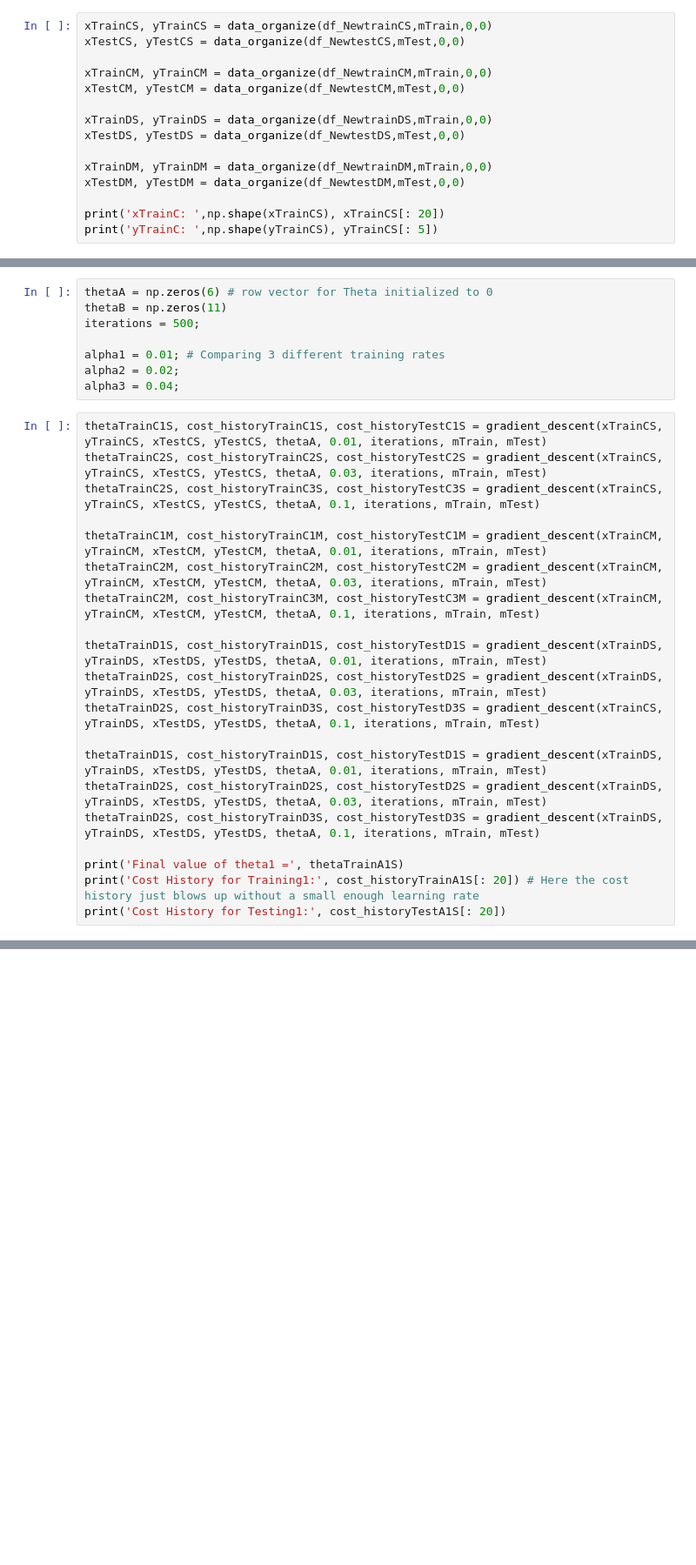
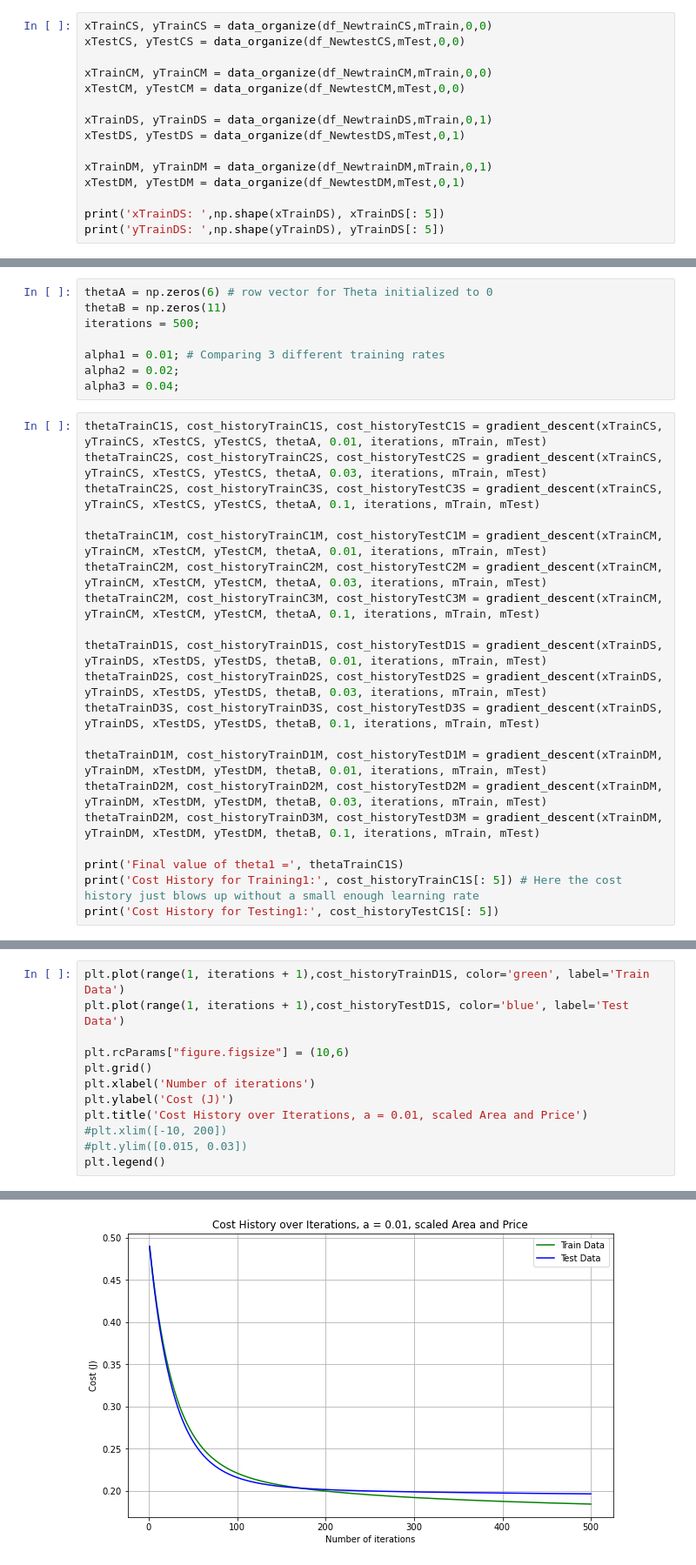
Before and after one commit to ccook93/ECGR-4105-Homeworks, a Jupyter notebook: HW1_Testing Code.ipynb, the cells around one changed output, grey strips where cells are left out. Shown at 87% size. Drawn from its saved outputs; the diff is of its cells as text; blank space fills up the shorter version.

```diff
--- a/HW1_Testing Code.ipynb
+++ b/HW1_Testing Code.ipynb
@@ -339,12 +340,12 @@ xTestCS, yTestCS = data_organize(df_NewtestCS,mTest,0,0)
 xTrainCM, yTrainCM = data_organize(df_NewtrainCM,mTrain,0,0)
 xTestCM, yTestCM = data_organize(df_NewtestCM,mTest,0,0)
 
-xTrainDS, yTrainDS = data_organize(df_NewtrainDS,mTrain,0,0)
-xTestDS, yTestDS = data_organize(df_NewtestDS,mTest,0,0)
+xTrainDS, yTrainDS = data_organize(df_NewtrainDS,mTrain,0,1)
+xTestDS, yTestDS = data_organize(df_NewtestDS,mTest,0,1)
 
-xTrainDM, yTrainDM = data_organize(df_NewtrainDM,mTrain,0,0)
-xTestDM, yTestDM = data_organize(df_NewtestDM,mTest,0,0)
+xTrainDM, yTrainDM = data_organize(df_NewtrainDM,mTrain,0,1)
+xTestDM, yTestDM = data_organize(df_NewtestDM,mTest,0,1)
 
-print('xTrainC: ',np.shape(xTrainCS), xTrainCS[: 20])
-print('yTrainC: ',np.shape(yTrainCS), yTrainCS[: 5])
+print('xTrainDS: ',np.shape(xTrainDS), xTrainDS[: 5])
+print('yTrainDS: ',np.shape(yTrainDS), yTrainDS[: 5])
 # %% [output]
@@ -382,17 +377,17 @@ thetaTrainC1M, cost_historyTrainC1M, cost_historyTestC1M = gradient_descent(xTra
 thetaTrainC2M, cost_historyTrainC2M, cost_historyTestC2M = gradient_descent(xTrainCM, yTrainCM, xTestCM, yTestCM, thetaA, 0.03, iterations, mTrain, mTest)
 thetaTrainC2M, cost_historyTrainC3M, cost_historyTestC3M = gradient_descent(xTrainCM, yTrainCM, xTestCM, yTestCM, thetaA, 0.1, iterations, mTrain, mTest)
 
-thetaTrainD1S, cost_historyTrainD1S, cost_historyTestD1S = gradient_descent(xTrainDS, yTrainDS, xTestDS, yTestDS, thetaA, 0.01, iterations, mTrain, mTest)
-thetaTrainD2S, cost_historyTrainD2S, cost_historyTestD2S = gradient_descent(xTrainDS, yTrainDS, xTestDS, yTestDS, thetaA, 0.03, iterations, mTrain, mTest)
-thetaTrainD2S, cost_historyTrainD3S, cost_historyTestD3S = gradient_descent(xTrainCS, yTrainDS, xTestDS, yTestDS, thetaA, 0.1, iterations, mTrain, mTest)
+thetaTrainD1S, cost_historyTrainD1S, cost_historyTestD1S = gradient_descent(xTrainDS, yTrainDS, xTestDS, yTestDS, thetaB, 0.01, iterations, mTrain, mTest)
+thetaTrainD2S, cost_historyTrainD2S, cost_historyTestD2S = gradient_descent(xTrainDS, yTrainDS, xTestDS, yTestDS, thetaB, 0.03, iterations, mTrain, mTest)
+thetaTrainD3S, cost_historyTrainD3S, cost_historyTestD3S = gradient_descent(xTrainDS, yTrainDS, xTestDS, yTestDS, thetaB, 0.1, iterations, mTrain, mTest)
 
-thetaTrainD1S, cost_historyTrainD1S, cost_historyTestD1S = gradient_descent(xTrainDS, yTrainDS, xTestDS, yTestDS, thetaA, 0.01, iterations, mTrain, mTest)
-thetaTrainD2S, cost_historyTrainD2S, cost_historyTestD2S = gradient_descent(xTrainDS, yTrainDS, xTestDS, yTestDS, thetaA, 0.03, iterations, mTrain, mTest)
-thetaTrainD2S, cost_historyTrainD3S, cost_historyTestD3S = gradient_descent(xTrainDS, yTrainDS, xTestDS, yTestDS, thetaA, 0.1, iterations, mTrain, mTest)
+thetaTrainD1M, cost_historyTrainD1M, cost_historyTestD1M = gradient_descent(xTrainDM, yTrainDM, xTestDM, yTestDM, thetaB, 0.01, iterations, mTrain, mTest)
+thetaTrainD2M, cost_historyTrainD2M, cost_historyTestD2M = gradient_descent(xTrainDM, yTrainDM, xTestDM, yTestDM, thetaB, 0.03, iterations, mTrain, mTest)
+thetaTrainD2M, cost_historyTrainD3M, cost_historyTestD3M = gradient_descent(xTrainDM, yTrainDM, xTestDM, yTestDM, thetaB, 0.1, iterations, mTrain, mTest)
 
-print('Final value of theta1 =', thetaTrainA1S)
-print('Cost History for Training1:', cost_historyTrainA1S[: 20]) # Here the cost history just blows up without a small enough learning rate
-print('Cost History for Testing1:', cost_historyTestA1S[: 20])
+print('Final value of theta1 =', thetaTrainC1S)
+print('Cost History for Training1:', cost_historyTrainC1S[: 5]) # Here the cost history just blows up without a small enough learning rate
+print('Cost History for Testing1:', cost_historyTestC1S[: 5])
 # %% [output]
 Final value of theta1 = [-9.70629235e-17  3.86328576e-01  4.01068880e-02  3.25308467e-01
   2.55163779e-01  1.86947881e-01]
@@ -534,0 +486,13 @@ plt.legend()
+# %%
+plt.plot(range(1, iterations + 1),cost_historyTrainD1S, color='green', label='Train Data')
+plt.plot(range(1, iterations + 1),cost_historyTestD1S, color='blue', label='Test Data')
+
+plt.rcParams["figure.figsize"] = (10,6)
+plt.grid()
+plt.xlabel('Number of iterations')
+plt.ylabel('Cost (J)')
+plt.title('Cost History over Iterations, a = 0.01, scaled Area and Price')
+#plt.xlim([-10, 200])
+#plt.ylim([0.015, 0.03])
+plt.legend()
+# %% [output]
@@ -534,0 +500 @@ plt.legend()
+[figure, added]
```
Also changed, not shown: parts of 16 cells of this notebook.
